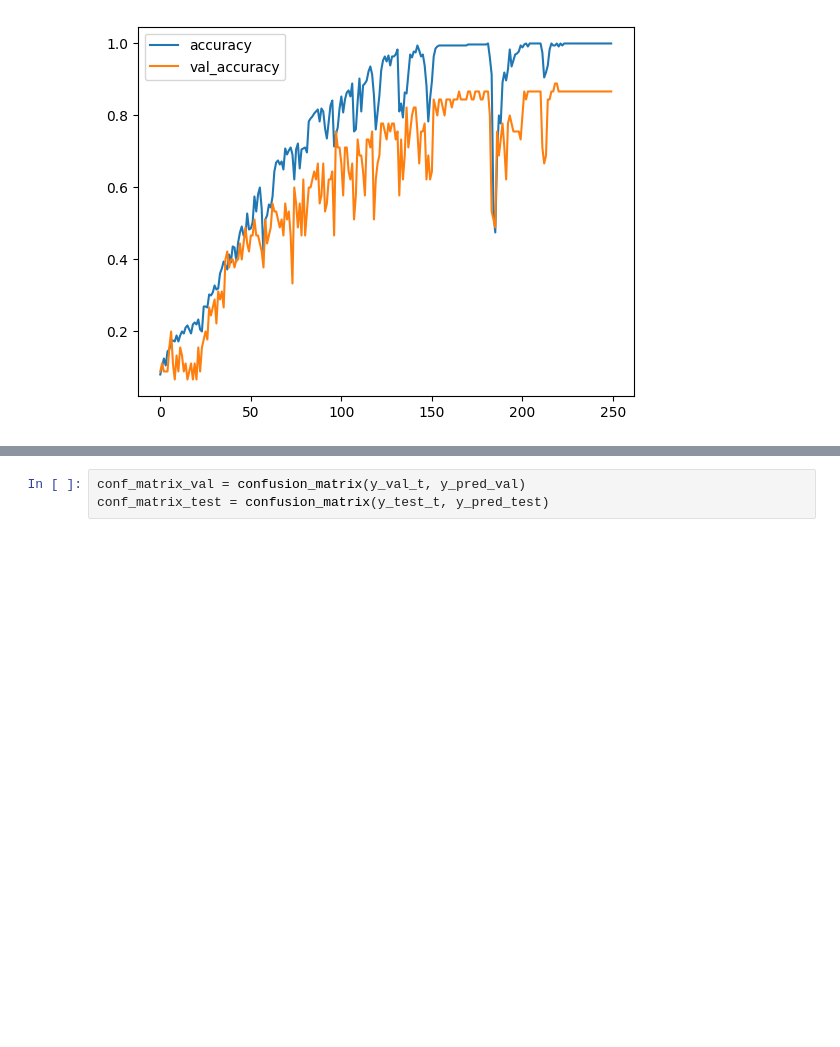
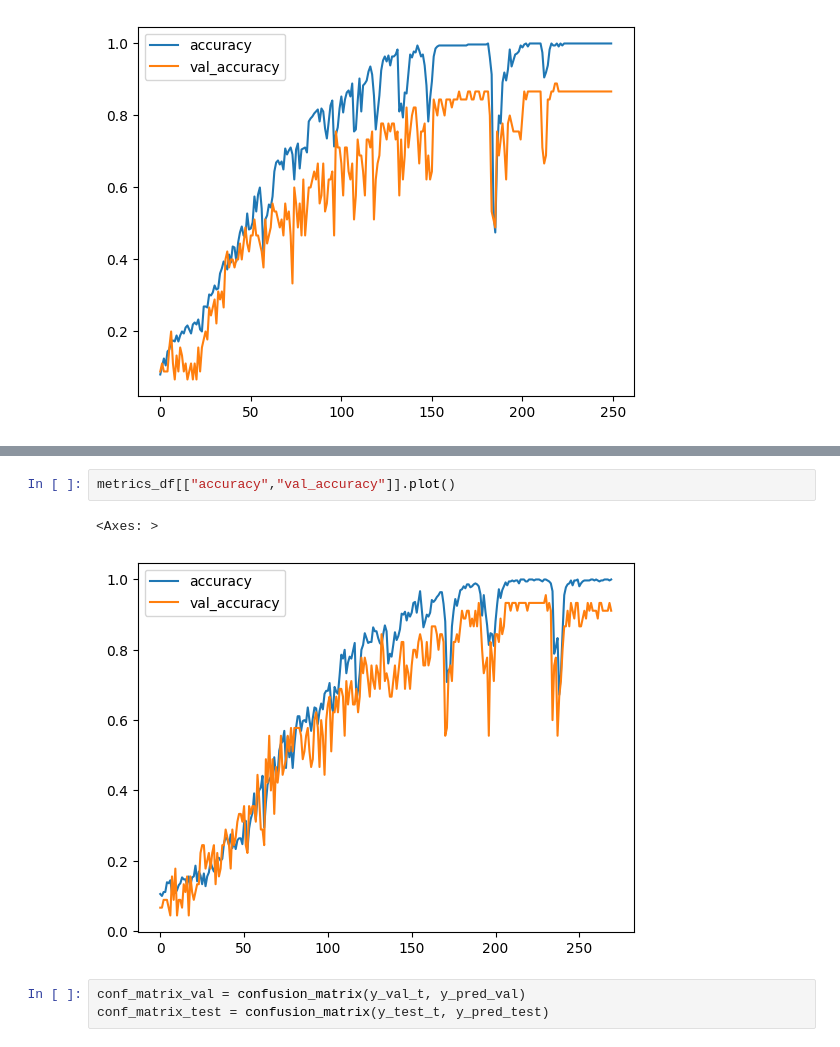
Before and after one commit to GauriR011/ASL-Detection-using-Deep-Learning, a Jupyter notebook: ASL_SLR1_(1) (1) (1).ipynb, the cells around one changed output, grey strips where cells are left out. Cells and saved outputs as stored; diff of their text form; blank space fills up the shorter version.

```diff
--- a/ASL_SLR1_(1) (1) (1).ipynb
+++ b/ASL_SLR1_(1) (1) (1).ipynb
@@ -1637,3 +1730,8 @@ metrics_df1[["accuracy","val_accuracy"]].plot()
+# %%
+metrics_df[["accuracy","val_accuracy"]].plot()
+# %% [output]
+<Axes: >
+[figure, added]
 # %%
 conf_matrix_val = confusion_matrix(y_val_t, y_pred_val)
 conf_matrix_test = confusion_matrix(y_test_t, y_pred_test)
```
Also changed, not shown: parts of 130 cells of this notebook.
